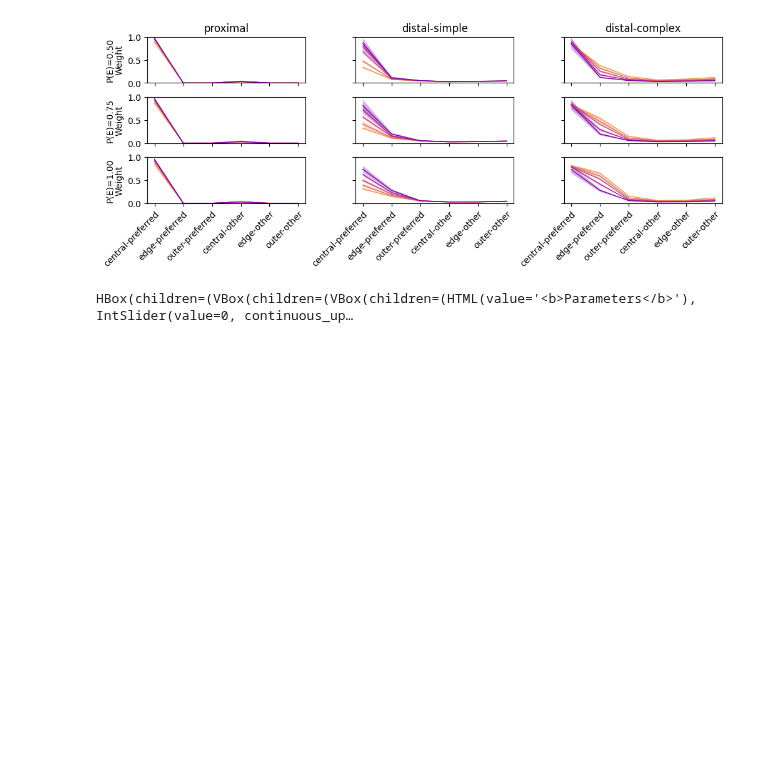
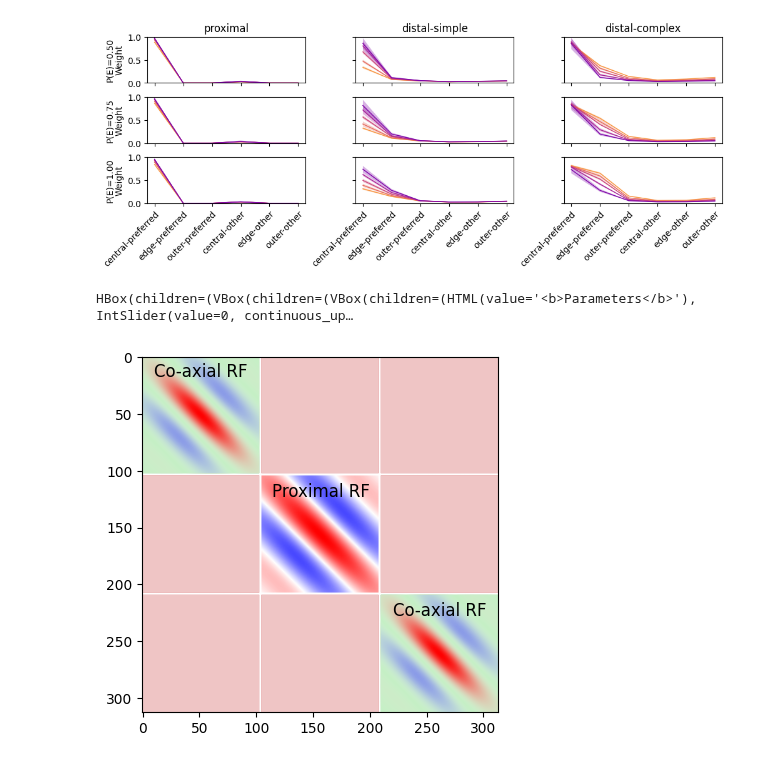
Before and after one commit to landoskape/plasticity-modeling, a Jupyter notebook: notebooks/iaf_hofer_analysis.ipynb, the cells around one changed output. Cells and saved outputs as stored; diff of their text form; code cells hidden in the pictures; blank space fills up the shorter version.

```diff
--- a/notebooks/iaf_hofer_analysis.ipynb
+++ b/notebooks/iaf_hofer_analysis.ipynb
@@ -91,3 +91,73 @@ viewer.add_float("vmax", value=0.5, min=0.0, max=1.0)
 viewer.show()
 # %% [output]
 HBox(children=(VBox(children=(VBox(children=(HTML(value='<b>Parameters</b>'), IntSlider(value=0, continuous_up…
+# %%
+%reload_ext autoreload
+%autoreload 2
+
+import numpy as np
+from matplotlib import pyplot as plt
+import matplotlib as mpl
+from src.iaf.plotting import create_gabor, create_gabor_grid, gabor_rgba
+from src.iaf.source_population import SourcePopulationGabor
+
+plt.close('all')
+fig, ax = plt.subplots(1, 1, figsize=(4, 4), layout="constrained")
+
+spacing = 2
+halfsize = 51
+central_stimulus = 0
+central_orientation = SourcePopulationGabor.orientations[central_stimulus]
+stimulus = SourcePopulationGabor.make_stimulus(edge_probability=1.0, center_orientation=central_stimulus)
+gabor_grid = create_gabor_grid(stimulus, spacing=spacing, gabor_params=dict(halfsize=halfsize), center_only=True)[0]
+vmax = np.max(np.abs(gabor_grid)) * vmax_scale
+gabor_grid = gabor_grid / vmax
+norm = mpl.colors.Normalize(vmin=-1, vmax=1)
+cmap = mpl.colormaps["bwr"]
+rgba_grid = cmap(norm(gabor_grid))
+width = int(gabor_grid.shape[0] - 2 * spacing) // 3
+(edge1x, edge1y), (edge2x, edge2y) = SourcePopulationGabor.stimulus_to_edge_positions(central_stimulus)
+
+for i in range(3):
+    for j in range(3):
+        if i == 1 and j == 1:
+            continue
+        if (i == edge1x and j == edge1y) or (i == edge2x and j == edge2y):
+            background_color = np.array([0.25, 0.8, 0.25, 0.3])
+        else:
+            background_color = np.array([0.8, 0.25, 0.25, 0.3])
+        for ii in range(width):
+            for jj in range(width):
+                rgba_grid[i*(width+spacing)+ii, j*(width+spacing)+jj] = background_color
+
+coaxial_gabor = create_gabor(central_orientation, halfsize=halfsize, envelope=0.4, width=0.6)
+needed_vertical = gabor_grid.shape[0] - coaxial_gabor.shape[0]
+needed_horizontal = gabor_grid.shape[1] - coaxial_gabor.shape[1]
+coaxial_gabor_1 = np.vstack([coaxial_gabor, np.full((needed_vertical, coaxial_gabor.shape[1]), np.nan)])
+coaxial_gabor_1 = np.hstack([coaxial_gabor_1, np.full((gabor_grid.shape[0], needed_horizontal), np.nan)])
+rgba_1 = gabor_rgba(coaxial_gabor_1)
+
+coaxial_gabor_2 = np.vstack([np.full((needed_vertical, coaxial_gabor.shape[1]), np.nan), coaxial_gabor])
+coaxial_gabor_2 = np.hstack([np.full((gabor_grid.shape[0], needed_horizontal), np.nan), coaxial_gabor_2])
+rgba_2 = gabor_rgba(coaxial_gabor_2)
+
+ax.imshow(rgba_grid, interpolation="bilinear")
+ax.imshow(rgba_1, interpolation="bilinear")
+ax.imshow(rgba_2, interpolation="bilinear")
+
+central_text_x = width + spacing + width / 2
+central_text_y = width + spacing + width / 20
+edge1_text_x = edge1x * (width + spacing) + width / 2
+edge1_text_y = edge1y * (width + spacing) + width / 20
+edge2_text_x = edge2x * (width + spacing) + width / 2
+edge2_text_y = edge2y * (width + spacing) + width / 20
+ax.text(central_text_x, central_text_y, "Proximal RF", ha="center", va="top", fontsize=12)
+ax.text(edge1_text_x, edge1_text_y, "Co-axial RF", ha="center", va="top", fontsize=12)
+ax.text(edge2_text_x, edge2_text_y, "Co-axial RF", ha="center", va="top", fontsize=12)
+
+
+
+
+plt.show()
+# %% [output]
+[figure, added]
```
